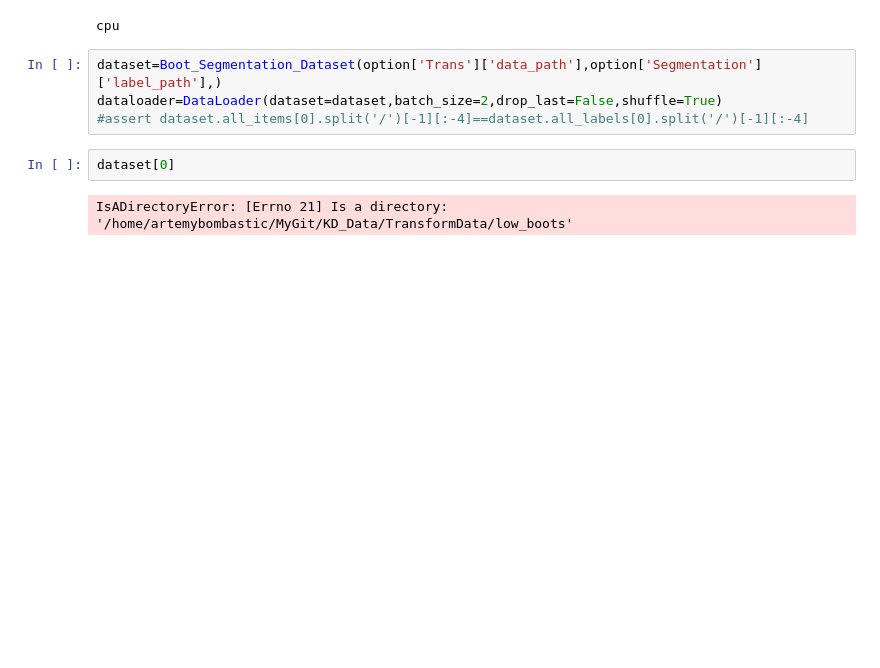
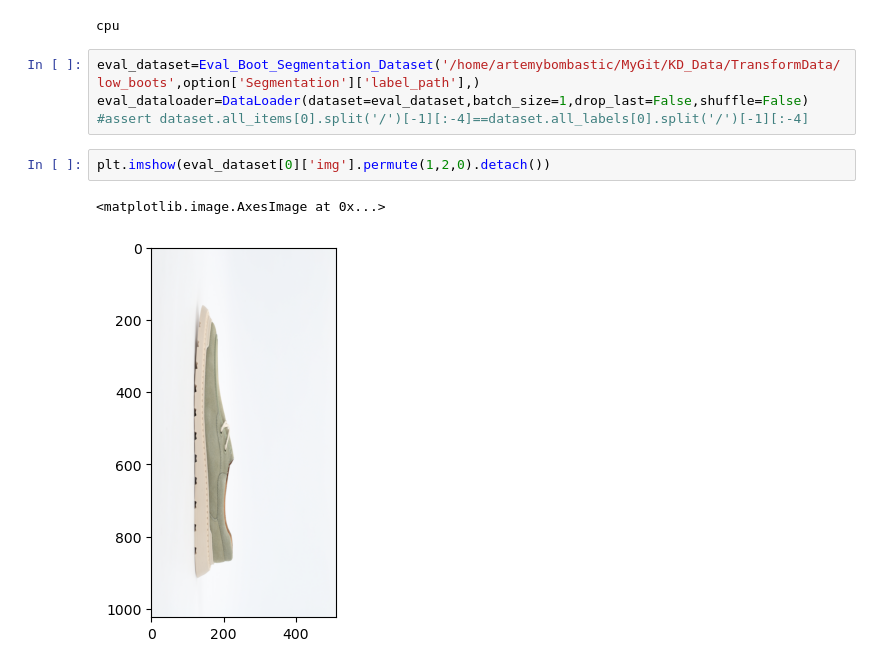
Before and after one commit to BombasticFantastik/KD_Summer_Work, a Jupyter notebook: Positioner/Untitled.ipynb, the cells around one changed output. Cells and saved outputs as stored; diff of their text form; blank space fills up the shorter version.

Commit message:
добавил eval_Boot_Segmentation и условие exif, надо бы добавить его и в обычный датасет

```diff
--- a/Positioner/Untitled.ipynb
+++ b/Positioner/Untitled.ipynb
@@ -29,10 +28,11 @@ with open(option_path,'r') as file_option:
 # %% [output]
 cpu
 # %%
-dataset=Boot_Segmentation_Dataset(option['Trans']['data_path'],option['Segmentation']['label_path'],)
-dataloader=DataLoader(dataset=dataset,batch_size=2,drop_last=False,shuffle=True)
+eval_dataset=Eval_Boot_Segmentation_Dataset('/home/artemybombastic/MyGit/KD_Data/TransformData/low_boots',option['Segmentation']['label_path'],)
+eval_dataloader=DataLoader(dataset=eval_dataset,batch_size=1,drop_last=False,shuffle=False)
 #assert dataset.all_items[0].split('/')[-1][:-4]==dataset.all_labels[0].split('/')[-1][:-4]
 # %%
-dataset[0]
+plt.imshow(eval_dataset[0]['img'].permute(1,2,0).detach())
 # %% [output]
-IsADirectoryError: [Errno 21] Is a directory: '/home/artemybombastic/MyGit/KD_Data/TransformData/low_boots'
+<matplotlib.image.AxesImage at 0x...>
+[figure, added]
```
Also changed, not shown: parts of 1 cell of this notebook, 1 other file.
